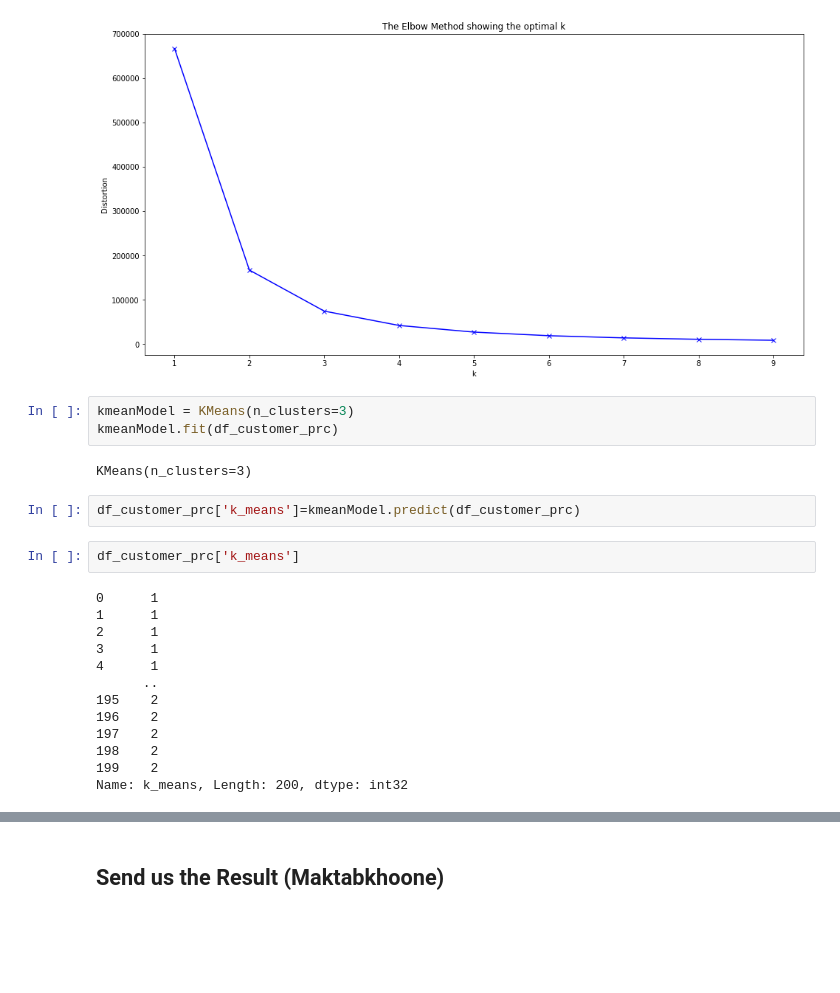
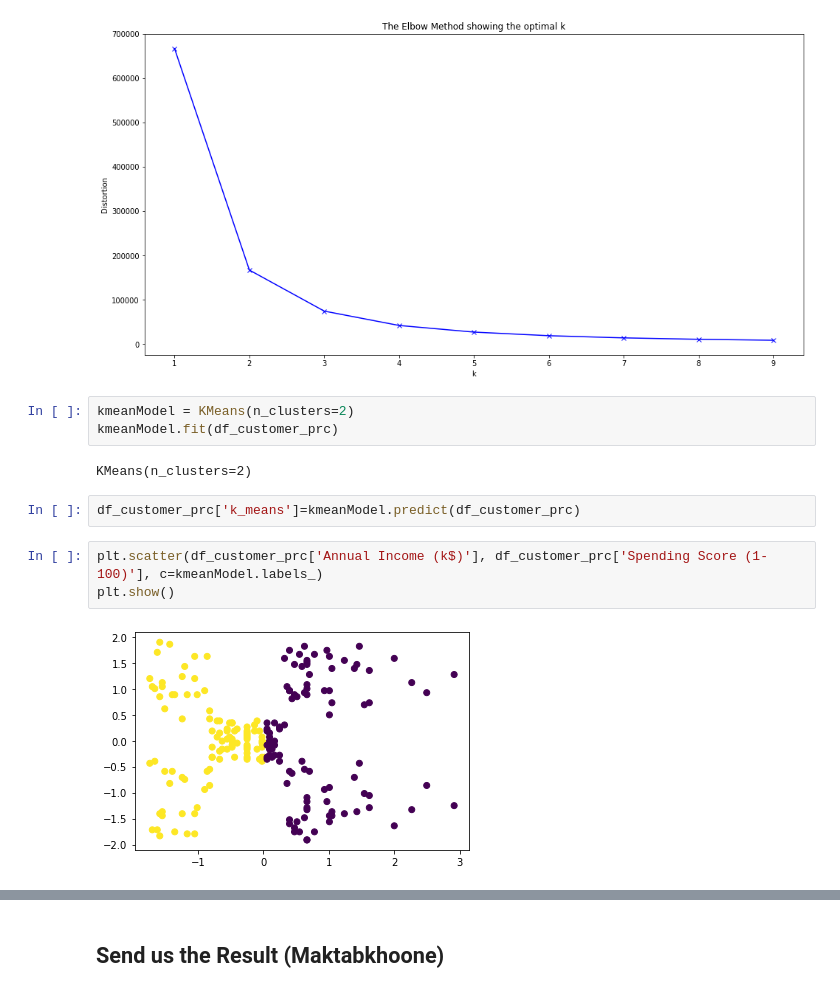
Before and after one commit to amirgarsha/ML_course_maktab, a Jupyter notebook: Mini_Project_4.ipynb, the cells around one changed output, grey strips where cells are left out. Cells and saved outputs as stored; diff of their text form; blank space fills up the shorter version.

```diff
--- a/Mini_Project_4.ipynb
+++ b/Mini_Project_4.ipynb
@@ -157,24 +157,14 @@ plt.show()
 # %% [output]
 [figure]
 # %%
-kmeanModel = KMeans(n_clusters=3)
+kmeanModel = KMeans(n_clusters=2)
 kmeanModel.fit(df_customer_prc)
 # %% [output]
-KMeans(n_clusters=3)
+KMeans(n_clusters=2)
 # %%
 df_customer_prc['k_means']=kmeanModel.predict(df_customer_prc)
-# %%
-df_customer_prc['k_means']
-# %% [output]
-0      1
-1      1
-2      1
-3      1
-4      1
-      ..
-195    2
-196    2
-197    2
-198    2
-199    2
-Name: k_means, Length: 200, dtype: int32
+# %%
+plt.scatter(df_customer_prc['Annual Income (k$)'], df_customer_prc['Spending Score (1-100)'], c=kmeanModel.labels_)
+plt.show()
+# %% [output]
+[figure, added]
```
Also changed, not shown: parts of 1 cell of this notebook.
